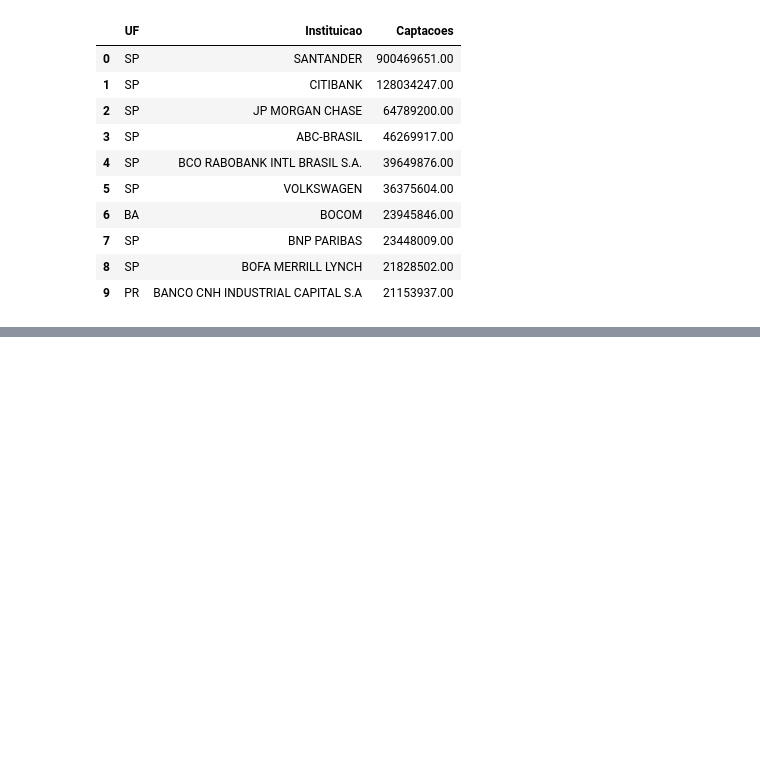
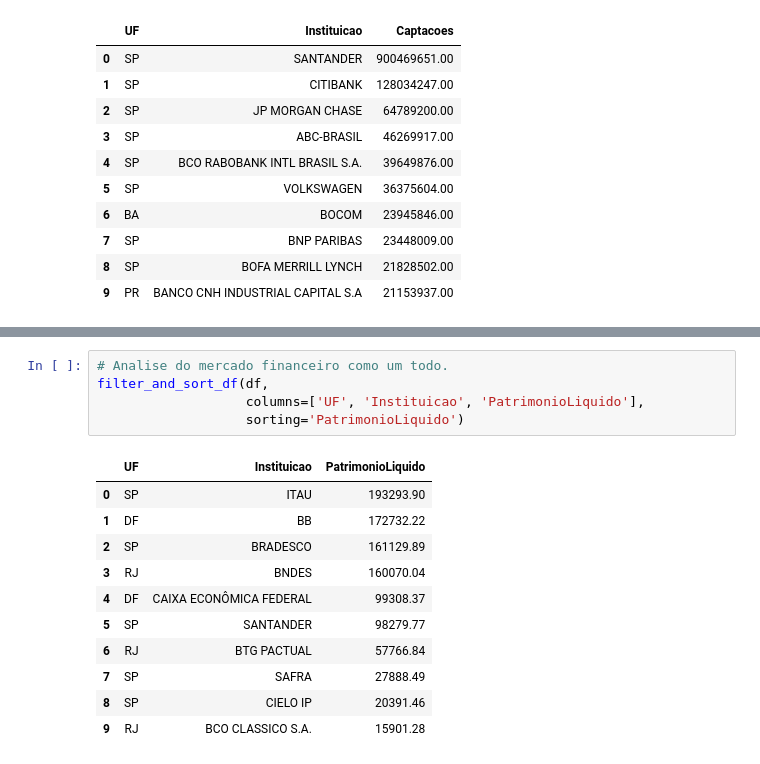
Before and after one commit to alexcamargos/bacen-ifdata-scraper, a Jupyter notebook: data_analytics/summary_prudential_conglomerates.ipynb, the cells around one changed output, grey strips where cells are left out. Drawn from its saved outputs; the diff is of its cells as text; blank space fills up the shorter version.

```diff
--- a/data_analytics/summary_prudential_conglomerates.ipynb
+++ b/data_analytics/summary_prudential_conglomerates.ipynb
@@ -1127,0 +1132,17 @@ filter_and_sort_df(df,
+# %%
+# Analise do mercado financeiro como um todo.
+filter_and_sort_df(df,
+                   columns=['UF', 'Instituicao', 'PatrimonioLiquido'],
+                   sorting='PatrimonioLiquido')
+# %% [output]
+|  | UF | Instituicao | PatrimonioLiquido |
+| 0 | SP | ITAU | 193293.90 |
+| 1 | DF | BB | 172732.22 |
+| 2 | SP | BRADESCO | 161129.89 |
+| 3 | RJ | BNDES | 160070.04 |
+| 4 | DF | CAIXA ECONÔMICA FEDERAL | 99308.37 |
+| 5 | SP | SANTANDER | 98279.77 |
+| 6 | RJ | BTG PACTUAL | 57766.84 |
+| 7 | SP | SAFRA | 27888.49 |
+| 8 | SP | CIELO IP | 20391.46 |
+| 9 | RJ | BCO CLASSICO S.A. | 15901.28 |
```
Also changed, not shown: parts of 11 cells of this notebook.
